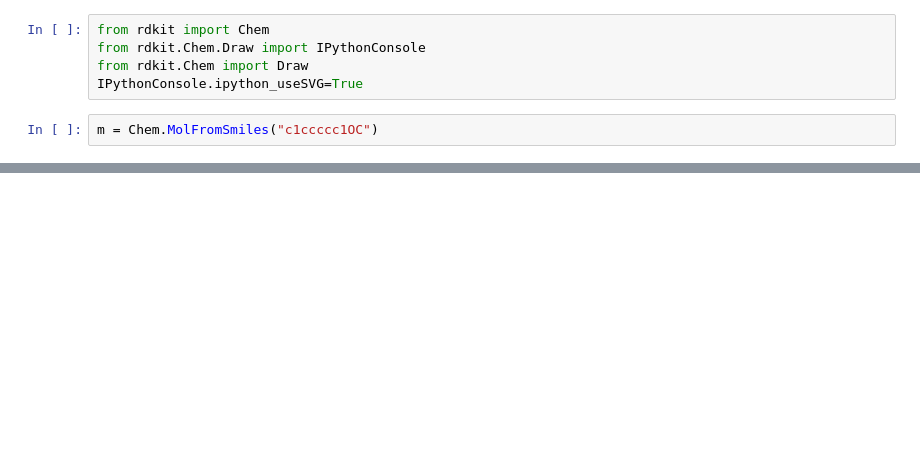
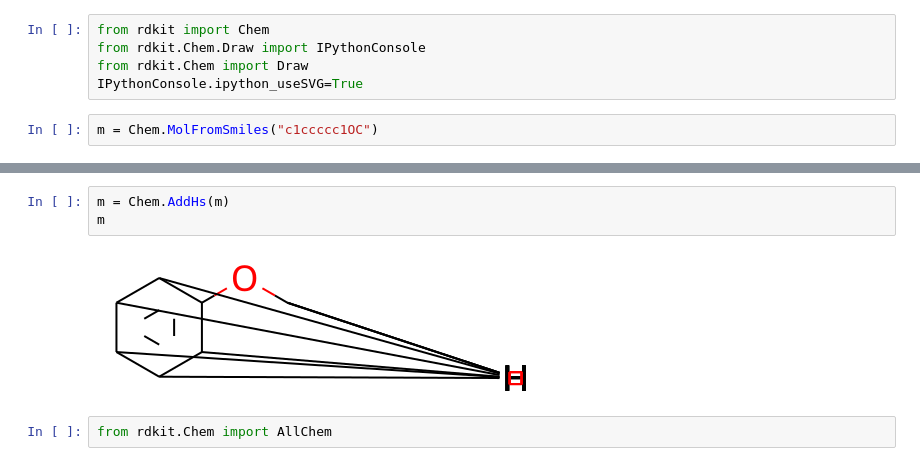
Before and after one commit to verawentzel/bep, a Jupyter notebook: analysis.ipynb, the cells around one changed output, grey strips where cells are left out. Saved outputs shown, nothing was run; the diff lists cells and outputs as text; blank space fills up the shorter version.

Commit message:
RDkit doorgelopen

```diff
--- a/analysis.ipynb
+++ b/analysis.ipynb
@@ -11,0 +60,7 @@ m
+# %%
+m = Chem.AddHs(m)
+m
+# %% [output]
+[figure, added]
+# %%
+from rdkit.Chem import AllChem
```
Also changed, not shown: parts of 87 cells of this notebook.
